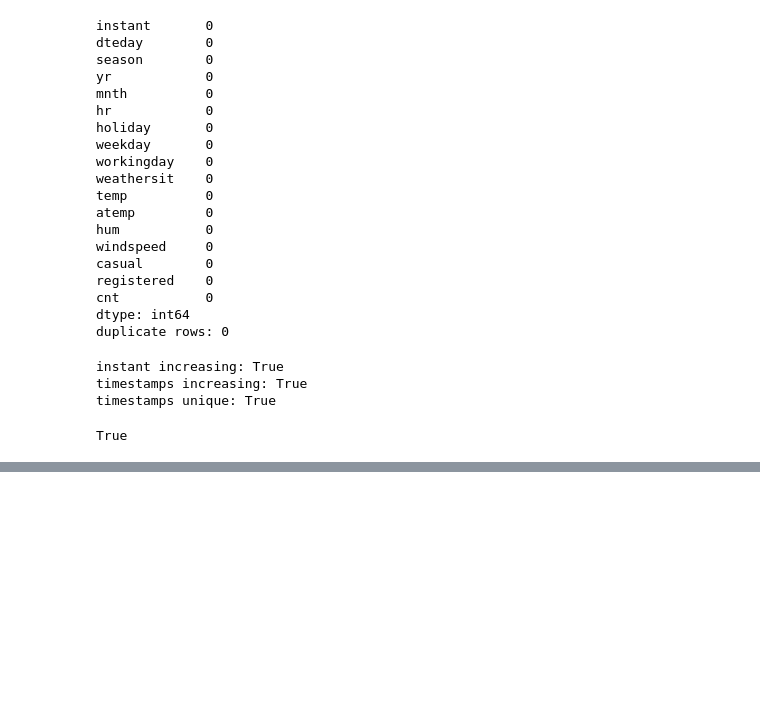
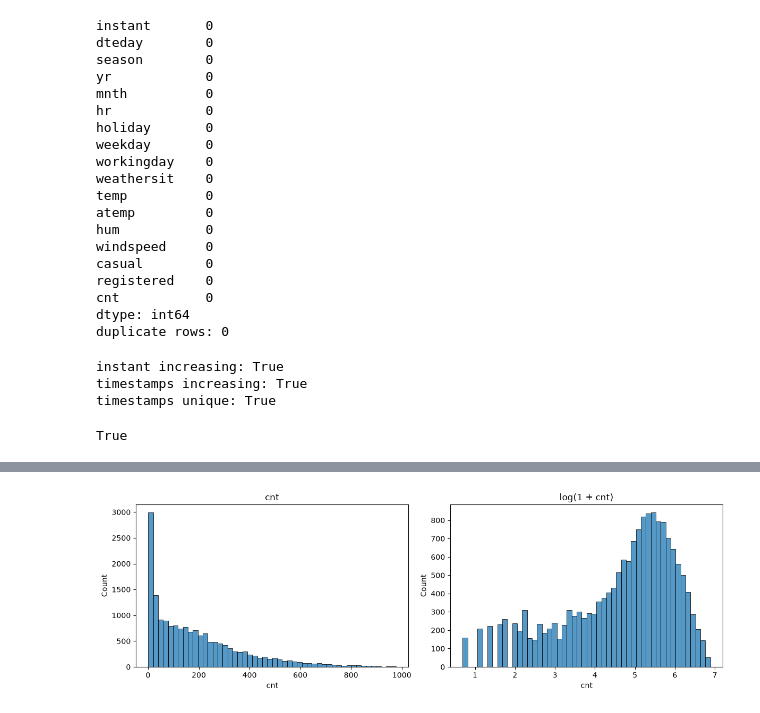
Before and after one commit to gghgfttd/ml-2026-MiniProject, a Jupyter notebook: 01_eda.ipynb, the cells around one changed output, grey strips where cells are left out. Saved outputs shown, nothing was run; the diff lists cells and outputs as text; code cells hidden in the pictures; blank space fills up the shorter version.

```diff
--- a/01_eda.ipynb
+++ b/01_eda.ipynb
@@ -108,0 +178,14 @@ True
+# %%
+fig, axes = plt.subplots(1, 2, figsize=(12, 4))
+
+sns.histplot(df["cnt"], bins=50, ax=axes[0])
+axes[0].set_title("cnt")
+
+sns.histplot(np.log1p(df["cnt"]), bins=50, ax=axes[1])
+axes[1].set_title("log(1 + cnt)")
+
+plt.tight_layout()
+plt.savefig("figures/cnt_distribution.png", dpi=150, bbox_inches="tight")
+plt.show()
+# %% [output]
+[figure, added]
```
Also changed, not shown: parts of 13 cells of this notebook.
